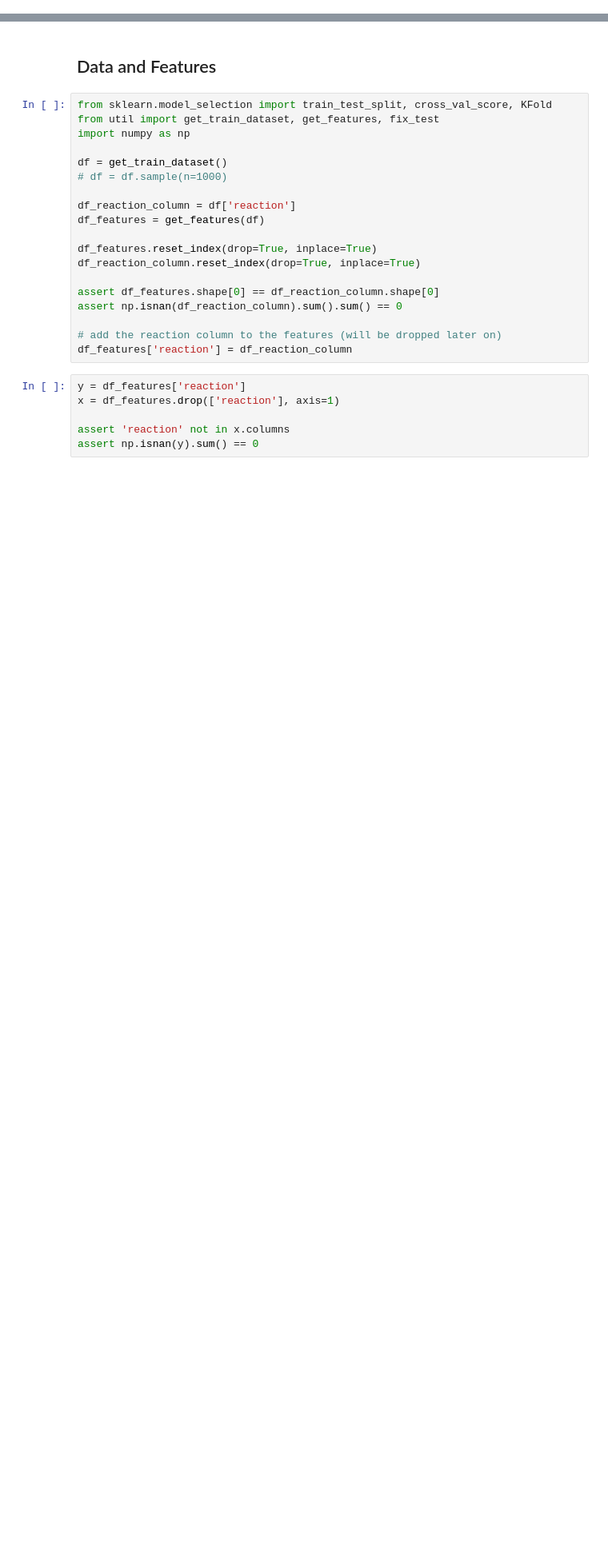
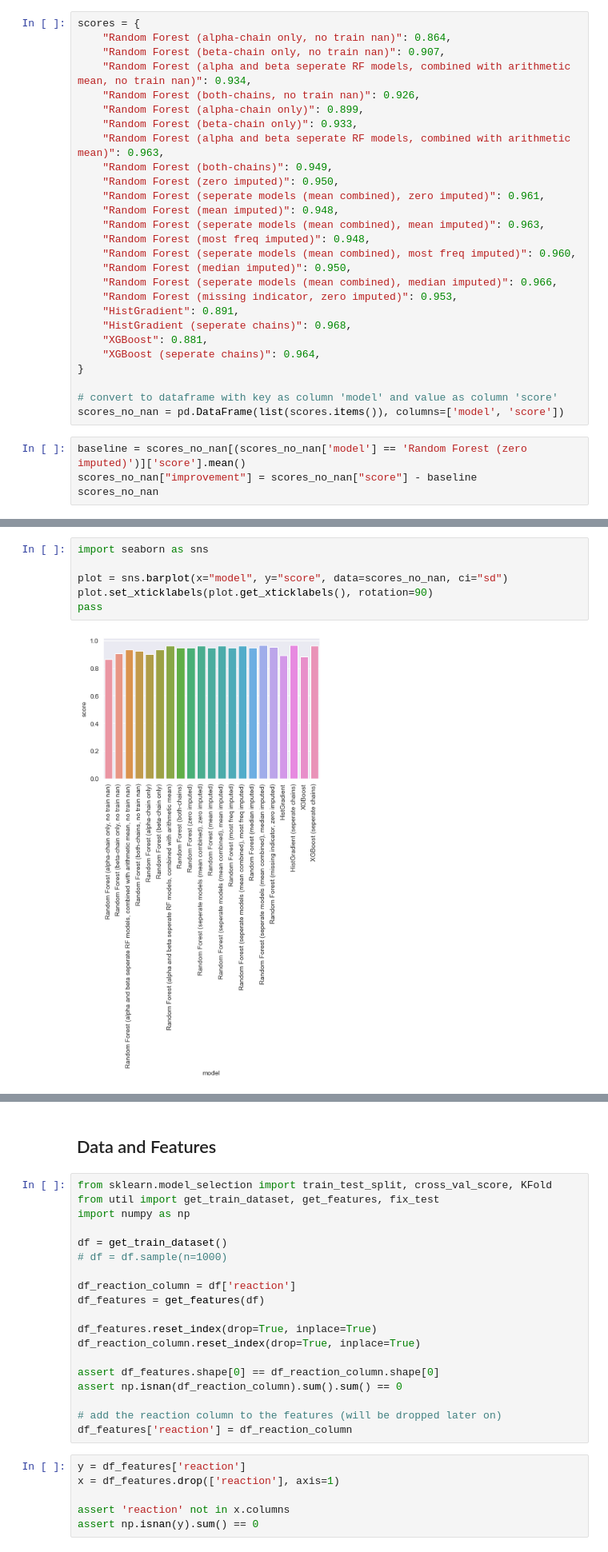
Before and after one commit to arnodeceuninck/thesis, a Jupyter notebook: 10 Overview.ipynb, the cells around one changed output, grey strips where cells are left out. Shown at 80% size. Drawn from its saved outputs; the diff is of its cells as text; blank space fills up the shorter version.

```diff
--- a/10 Overview.ipynb
+++ b/10 Overview.ipynb
@@ -111,0 +125,31 @@ In notebook 5, we've trained a model (Random Forest) on the alpha-chain and a di
+# %%
+scores = {
+    "Random Forest (alpha-chain only, no train nan)": 0.864,
+    "Random Forest (beta-chain only, no train nan)": 0.907,
+    "Random Forest (alpha and beta seperate RF models, combined with arithmetic mean, no train nan)": 0.934,
+    "Random Forest (both-chains, no train nan)": 0.926,
+    "Random Forest (alpha-chain only)": 0.899,
+    "Random Forest (beta-chain only)": 0.933,
+    "Random Forest (alpha and beta seperate RF models, combined with arithmetic mean)": 0.963,
+    "Random Forest (both-chains)": 0.949,
+    "Random Forest (zero imputed)": 0.950,
+    "Random Forest (seperate models (mean combined), zero imputed)": 0.961,
+    "Random Forest (mean imputed)": 0.948,
+    "Random Forest (seperate models (mean combined), mean imputed)": 0.963,
+    "Random Forest (most freq imputed)": 0.948,
+    "Random Forest (seperate models (mean combined), most freq imputed)": 0.960,
+    "Random Forest (median imputed)": 0.950,
+    "Random Forest (seperate models (mean combined), median imputed)": 0.966,
+    "Random Forest (missing indicator, zero imputed)": 0.953,
+    "HistGradient": 0.891,
+    "HistGradient (seperate chains)": 0.968,
+    "XGBoost": 0.881,
+    "XGBoost (seperate chains)": 0.964,
+}
+
+# convert to dataframe with key as column 'model' and value as column 'score'
+scores_no_nan = pd.DataFrame(list(scores.items()), columns=['model', 'score'])
+# %%
+baseline = scores_no_nan[(scores_no_nan['model'] == 'Random Forest (zero imputed)')]['score'].mean()
+scores_no_nan["improvement"] = scores_no_nan["score"] - baseline
+scores_no_nan
@@ -111,0 +174,8 @@ In notebook 5, we've trained a model (Random Forest) on the alpha-chain and a di
+# %%
+import seaborn as sns
+
+plot = sns.barplot(x="model", y="score", data=scores_no_nan, ci="sd")
+plot.set_xticklabels(plot.get_xticklabels(), rotation=90)
+pass
+# %% [output]
+[figure, added]
```
Also changed, not shown: parts of 9 cells of this notebook, 5 other files.
